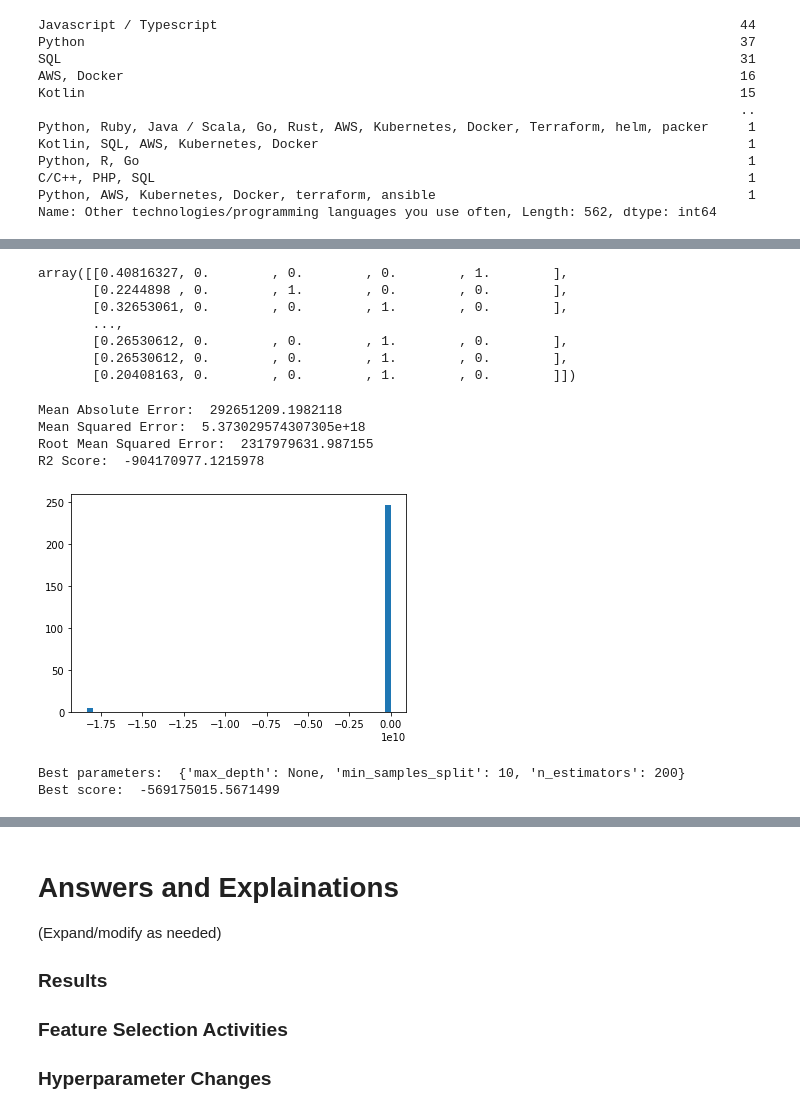
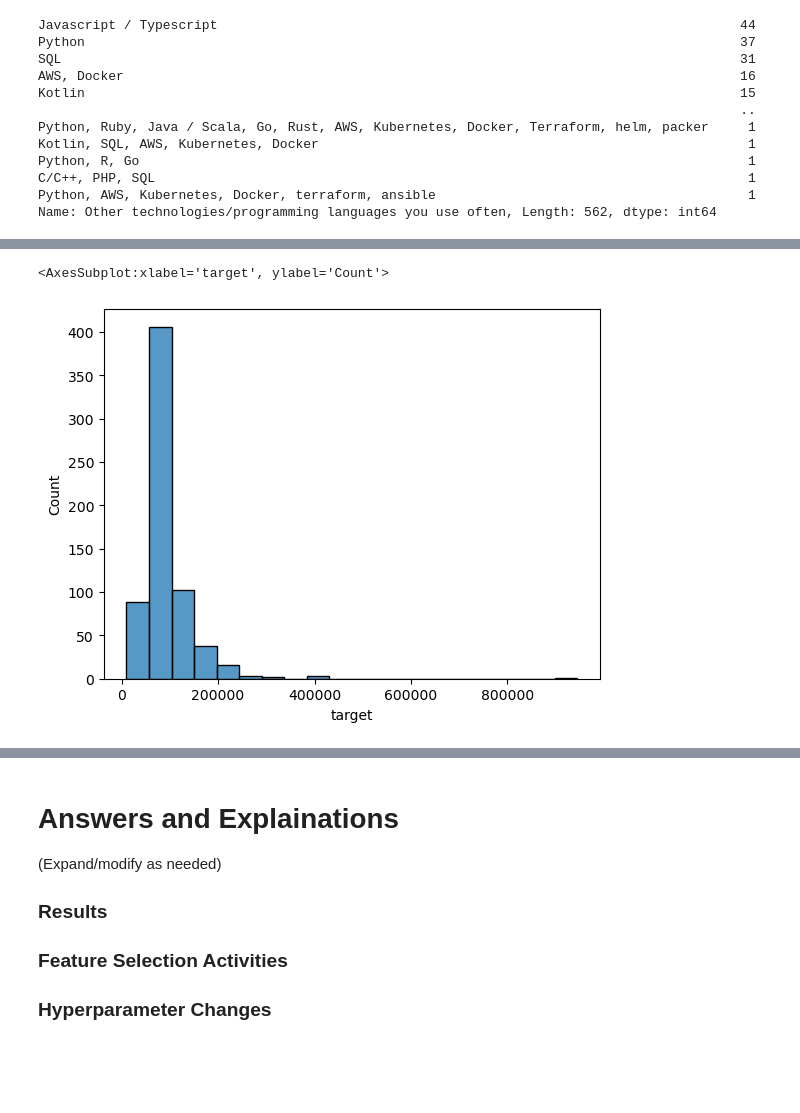
Before and after one commit to Asdukey/ItML_Asn_2_Students, a Jupyter notebook: assignment_2_start.ipynb, the cells around one changed output, grey strips where cells are left out. Saved outputs shown, nothing was run; the diff lists cells and outputs as text; code cells hidden in the pictures; blank space fills up the shorter version.

```diff
--- a/assignment_2_start.ipynb
+++ b/assignment_2_start.ipynb
@@ -156,35 +144,0 @@ df.head()
-# %%
-# Use the 'target' column as the target variable
-y = df["target"]
-# Drop the target variable from the DataFrame
-df.drop(["target"], axis=1, inplace=True)
-
-# Split the data into training and testing sets
-X_train, X_test, y_train, y_test = train_test_split(df, y, test_size=0.2, random_state=42)
-
-# Create a pipeline for the data processing and model fitting
-preprocessor = ColumnTransformer(
-    transformers=[
-        ('num', SimpleImputer(strategy='mean'), ['Age']),
-        ('cat', OneHotEncoder(), ['Gender'])
-    ])
-
-pipeline = Pipeline([
-    ('preprocessor', preprocessor),
-    ('scaler', MinMaxScaler())
-])
-
-# Fit the pipeline to the training data
-pipeline.fit(X_train)
-
-# Transform the training and testing data
-X_train_processed = pipeline.transform(X_train)
-X_test_processed = pipeline.transform(X_test)
-# %% [output]
-array([[0.40816327, 0.        , 0.        , 0.        , 1.        ],
-       [0.2244898 , 0.        , 1.        , 0.        , 0.        ],
-       [0.32653061, 0.        , 0.        , 1.        , 0.        ],
-       ...,
-       [0.26530612, 0.        , 0.        , 1.        , 0.        ],
-       [0.26530612, 0.        , 0.        , 1.        , 0.        ],
-       [0.20408163, 0.        , 0.        , 1.        , 0.        ]])
@@ -200,40 +145,5 @@ y_pred = regressor.predict(X_test_processed)
-# %%
-#Evaluate the performance of the model by computing its mean absolute error, mean squared error, and root mean squared error:
-from sklearn.metrics import mean_absolute_error, mean_squared_error, mean_squared_log_error, r2_score
-
-print("Mean Absolute Error: ", mean_absolute_error(y_test, y_pred))
-print("Mean Squared Error: ", mean_squared_error(y_test, y_pred))
-print("Root Mean Squared Error: ", np.sqrt(mean_squared_error(y_test, y_pred)))
-print("R2 Score: ", r2_score(y_test, y_pred))
-# %% [output]
-Mean Absolute Error:  292651209.1982118
-Mean Squared Error:  5.373029574307305e+18
-Root Mean Squared Error:  2317979631.987155
-R2 Score:  -904170977.1215978
-# %%
-#Plot the distribution of the residuals, which can help you diagnose the assumptions made by the model:
-import matplotlib.pyplot as plt
-
-residuals = y_test - y_pred
-plt.hist(residuals, bins=50)
-plt.show()
-# %% [output]
-[figure, removed]
-# %%
-#Try hyperparameter tuning to improve the performance of the model:
-from sklearn.model_selection import GridSearchCV
-
-param_grid = {
-    'n_estimators': [50, 100, 200],
-    'max_depth': [None, 5, 10],
-    'min_samples_split': [2, 5, 10]
-}
-
-grid_search = GridSearchCV(regressor, param_grid, cv=5)
-grid_search.fit(X_train_processed, y_train)
-
-print("Best parameters: ", grid_search.best_params_)
-print("Best score: ", grid_search.best_score_)
-# %% [output]
-Best parameters:  {'max_depth': None, 'min_samples_split': 10, 'n_estimators': 200}
-Best score:  -569175015.5671499
+# %%
+sns.histplot(df['target'], bins=20)
+# %% [output]
+<AxesSubplot:xlabel='target', ylabel='Count'>
+[figure, added]
```
Also changed, not shown: parts of 42 cells of this notebook, 1 other file.
